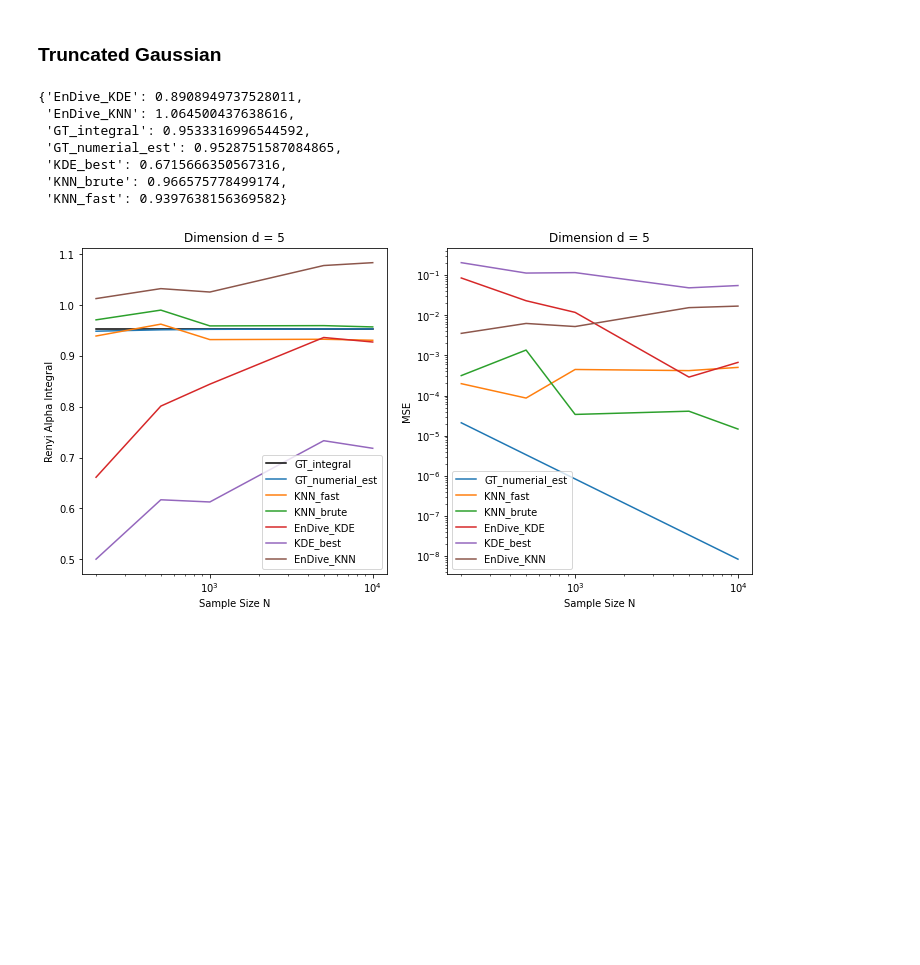
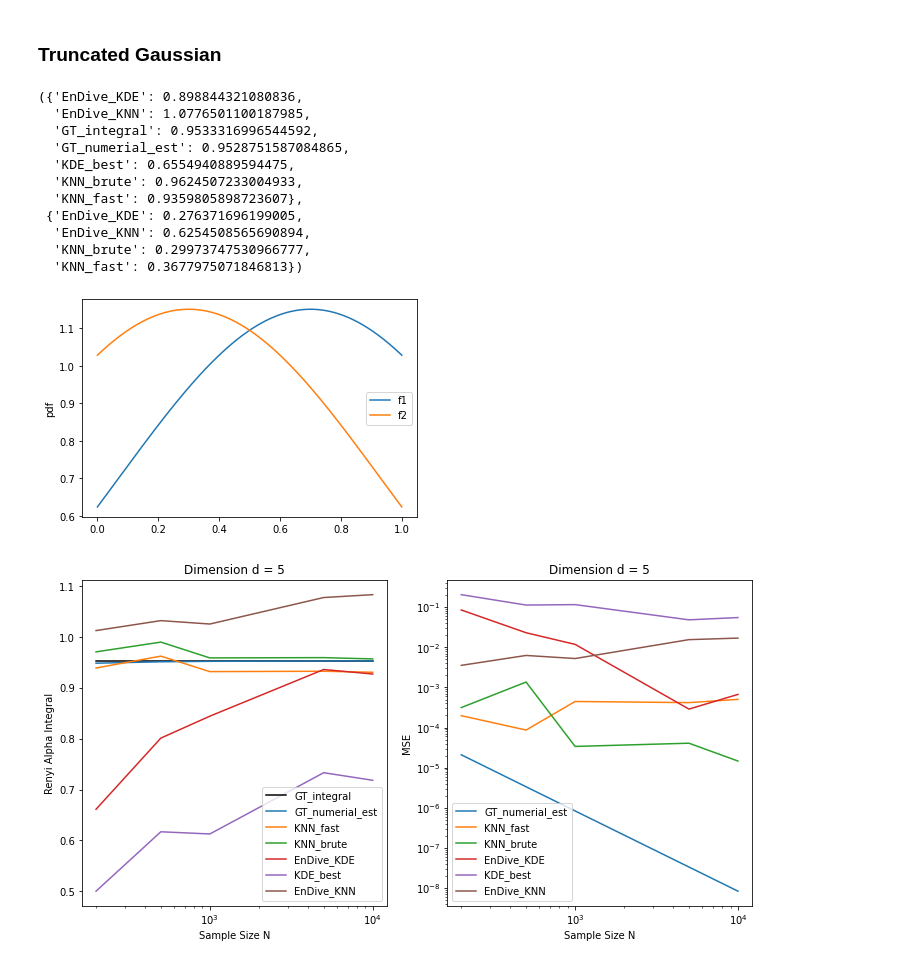
Before and after one commit to ChengyangHuang/Divergence-Estimation, a Jupyter notebook: codes/Nonparametric_Divergence_Estimation.ipynb, the cells around one changed output. Cells and saved outputs as stored; diff of their text form; code cells hidden in the pictures; blank space fills up the shorter version.

Commit message:
add Kl divergence and mixture truncated Gaussian experiments

```diff
--- a/codes/Nonparametric_Divergence_Estimation.ipynb
+++ b/codes/Nonparametric_Divergence_Estimation.ipynb
@@ -50,8 +50,8 @@ class knn_estimator(divergence_estimator):
         super().__init__(rvs_1, rvs_2)
         self.k = n_neighbors
 
-    def kl_intg(self):
-        pass
+    def kl_divergence(self, fast=True):
+        return self.kl_div
 
     def renyi_alpha_integral(self, alpha=0.5, fast=True):
         """
@@ -74,6 +74,11 @@ class knn_estimator(divergence_estimator):
             nu = dist_mat_12[:, self.k-1]
 
         renyi_alpha = B / self.N * np.sum(np.divide((self.N-1)*rho**self.d, self.M*nu**self.d)**(1-alpha))
+
+        f1_pdf = self.k / self.N / np.pi**(self.d/2) * gamma(self.d/2+1) / rho**self.d
+        f2_pdf = self.k / self.M / np.pi**(self.d/2) * gamma(self.d/2+1) / nu**self.d
+        self.kl_div = np.dot(f1_pdf, np.log(f1_pdf/f2_pdf)) / self.N
+
         return renyi_alpha
 # %% [markdown]
 ## Ensemble Methods
@@ -148,7 +163,7 @@ class EnDive_KDE(EnDive):
         Ensemble estimation of information divergence
         https://www.mdpi.com/1099-4300/20/8/560
     """
-    def __init__(self, rvs_1, rvs_2, kmin=1, kmax=60, L=60, eta=1, delta=1):
+    def __init__(self, rvs_1, rvs_2, kmin=2, kmax=60, L=60, eta=1, delta=1):
         super().__init__(rvs_1, rvs_2, kmin, kmax, L)
         self.eta = eta
         self.delta = delta
@@ -181,17 +196,27 @@ class EnDive_KDE(EnDive):
         problem.solve()
         self.weight = w.value
 
+    def kl_divergence(self):
+        return self.kl_div
+
     def renyi_alpha_integral(self, alpha=0.5, kernel='tophat'):
         renyi_KDE = []
+        kl_KDE = []
+
         for l in self.L_set:
             kde_1 = KernelDensity(kernel=kernel, bandwidth=(l*self.N**(-1/(self.d+self.delta)))).fit(self.rvs_1)
             kde_2 = KernelDensity(kernel=kernel, bandwidth=(l*self.N**(-1/(self.d+self.delta)))).fit(self.rvs_2)
             f1_pdf = np.exp(kde_1.score_samples(self.rvs_1))
             f2_pdf = np.exp(kde_2.score_samples(self.rvs_1))
             renyi_KDE.append(np.dot((f1_pdf ** alpha), (f2_pdf ** (1-alpha))) / self.N)
+            kl_KDE.append(np.dot(f1_pdf, np.log(f1_pdf) - np.log(f2_pdf)) / self.N)
 
         renyi_KDE = np.array(renyi_KDE)
+        kl_KDE = np.array(kl_KDE)
         renyi_EnDive = np.dot(self.weight, renyi_KDE)
+        # print(kl_KDE)
+        self.kl_div = np.dot(self.weight, kl_KDE)
+
         return renyi_EnDive, renyi_KDE
 # %% [markdown]
 # Experiments
@@ -217,12 +242,12 @@ def renyi_alpha_div_integral(alpha, p, q, a, b, N=None):
         return np.dot(p(x) ** alpha, q(x) ** (1 - alpha)) / N
 
 
-def kl_div_integral(p, q, a, b, N=None):
+def kl_divergence(p, q, a, b, d, N=None):
     if N == None:
-        return integrate.quad(lambda x: p(x) * math.log(p(x)/q(x)), a, b)
+        return (integrate.quad(lambda x: p(x), a, b)[0]**d) * d * (integrate.quad(lambda x: math.log(p(x)/q(x)), a, b)[0])
     else:
        x = np.linspace(a, b, N)
-       return np.dot(p(x), np.log(p(x)/q(x))) / N
+       return ((np.sum(p(x))/N)**d) * d * np.sum((np.log(p(x)) - np.log(q(x))))/N
 
 
 def truncated_Gaussian_experiment(d=5, N=2000,
@@ -244,43 +269,55 @@ def truncated_Gaussian_experiment(d=5, N=2000,
         pdf_1 = f_1.pdf(x)
         pdf_2 = f_2.pdf(x)
         fig, ax = plt.subplots(1, 1)
         ax.plot(x, f_1.pdf(x), label='f1')
         ax.plot(x, f_2.pdf(x), label='f2')
         ax.set_ylabel("pdf")
         ax.legend()
 
     # Renyi-alpha
     renyi_alpha_dict = {}
     alpha = 0.5
     renyi_alpha_dict["GT_integral"] = renyi_alpha_div_integral(alpha, f_1.pdf, f_2. pdf, a, b)[0]**d
     renyi_alpha_dict["GT_numerial_est"] = renyi_alpha_div_integral(alpha, f_1.pdf, f_2. pdf, a, b, N)**d
 
     knn_est = knn_estimator(rvs_1, rvs_2, n_neighbors=20)
     renyi_alpha_dict["KNN_fast"] = knn_est.renyi_alpha_integral(alpha, fast=True)
-    renyi_alpha_dict["KNN_brute"] = knn_est.renyi_alpha_integral(alpha, fast=False)
+
 
     endiveKDE_est = EnDive_KDE(rvs_1, rvs_2, kmax=60)
     renyi_endiveKDE, renyi_KDE = endiveKDE_est.renyi_alpha_integral(alpha)
     renyi_alpha_dict["EnDive_KDE"] = renyi_endiveKDE
     renyi_alpha_dict["KDE_best"] = renyi_KDE[((renyi_KDE - renyi_alpha_dict["GT_integral"])**2).argmin()]
 
     endiveKNN_est = EnDive_KNN(rvs_1, rvs_2, kmin=10, kmax=60, L=50)
     renyi_alpha_dict["EnDive_KNN"] = endiveKNN_est.renyi_alpha_integral(alpha)
 
     # KL
-    kl_gt1 = kl_div_integral(f_1.pdf, f_2. pdf, a, b)[0]
-    kl_gt2 = kl_div_integral(f_1.pdf, f_2. pdf, a, b, 1000)
+    kl_div_dict = {}
+    # kl_div_dict["GT_integral"] = kl_divergence(f_1.pdf, f_2.pdf, a, b, d)
+    # kl_div_dict["GT_numerial_est"] = kl_divergence(f_1.pdf, f_2.pdf, a, b, d, N)
+    kl_div_dict["KNN_fast"] = knn_est.kl_divergence()
+    kl_div_dict["EnDive_KNN"] = endiveKNN_est.kl_divergence()
+    kl_div_dict["EnDive_KDE"] = endiveKDE_est.kl_divergence()
 
-    return renyi_alpha_dict
+    renyi_alpha_dict["KNN_brute"] = knn_est.renyi_alpha_integral(alpha, fast=False)
+    kl_div_dict["KNN_brute"] = knn_est.kl_divergence()
+
+    return renyi_alpha_dict, kl_div_dict
 
 
-truncated_Gaussian_experiment()
+truncated_Gaussian_experiment(plot=True)
 # %% [output]
-{'EnDive_KDE': 0.8908949737528011,
- 'EnDive_KNN': 1.064500437638616,
- 'GT_integral': 0.9533316996544592,
- 'GT_numerial_est': 0.9528751587084865,
- 'KDE_best': 0.6715666350567316,
- 'KNN_brute': 0.966575778499174,
- 'KNN_fast': 0.9397638156369582}
+({'EnDive_KDE': 0.898844321080836,
+  'EnDive_KNN': 1.0776501100187985,
+  'GT_integral': 0.9533316996544592,
+  'GT_numerial_est': 0.9528751587084865,
+  'KDE_best': 0.6554940889594475,
+  'KNN_brute': 0.9624507233004933,
+  'KNN_fast': 0.9359805898723607},
+ {'EnDive_KDE': 0.276371696199005,
+  'EnDive_KNN': 0.6254508565690894,
+  'KNN_brute': 0.29973747530966777,
+  'KNN_fast': 0.3677975071846813})
+[figure, added]
 # %%
```
Also changed, not shown: parts of 8 cells of this notebook.
